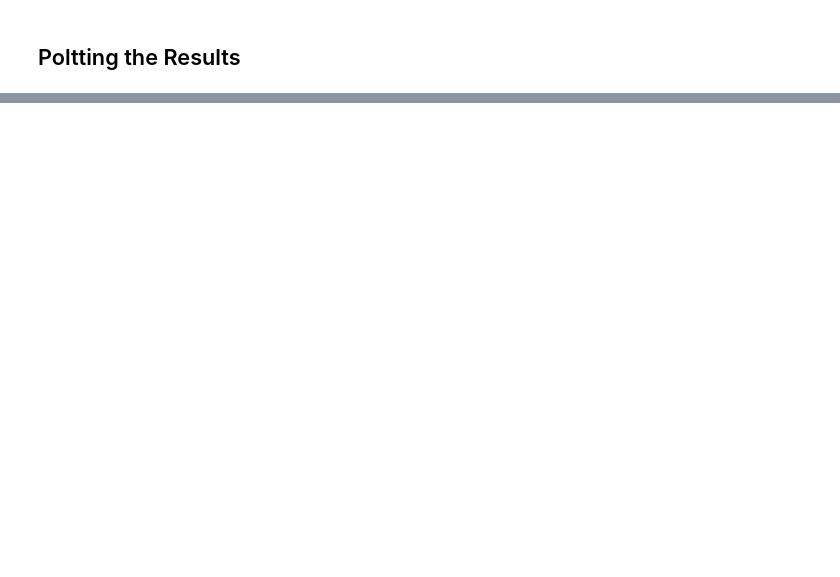
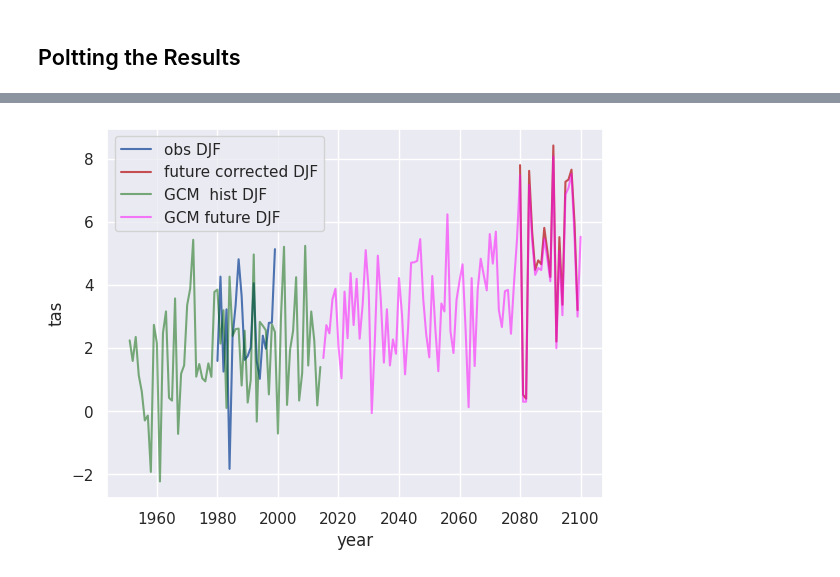
Before and after one commit to bijanf/ESD_Workshop, a Jupyter notebook: Downscaling_Workshop.ipynb, the cells around one changed output, grey strips where cells are left out. Cells and saved outputs as stored; diff of their text form; code cells hidden in the pictures; blank space fills up the shorter version.

```diff
--- a/Downscaling_Workshop.ipynb
+++ b/Downscaling_Workshop.ipynb
@@ -157,3 +184,11 @@ plot_yearly_mean(ds_model_ssp, "magenta", .5, "GCM future")
+# %%
+plot_seasonal_mean(obs_subset, "DJF","b",1,'obs DJF')
+plot_seasonal_mean(predicted, "DJF", "r",1,'future corrected DJF')
+plot_seasonal_mean(ds_model_hist, "DJF", "darkgreen",.5,"GCM  hist DJF")
+plot_seasonal_mean(ds_model_ssp, "DJF", "magenta", .5, "GCM future DJF")
+plt.savefig("time_sefies_JJA.png", dpi=250)
+# %% [output]
+[figure, added]
 # %%
 obs_subset
 # %% [output]
```
Also changed, not shown: parts of 13 cells of this notebook.
